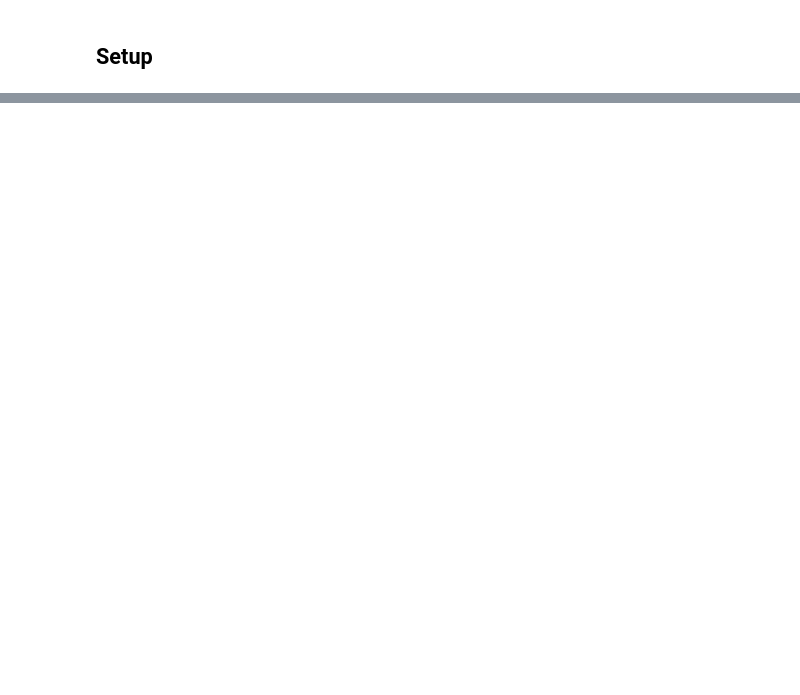
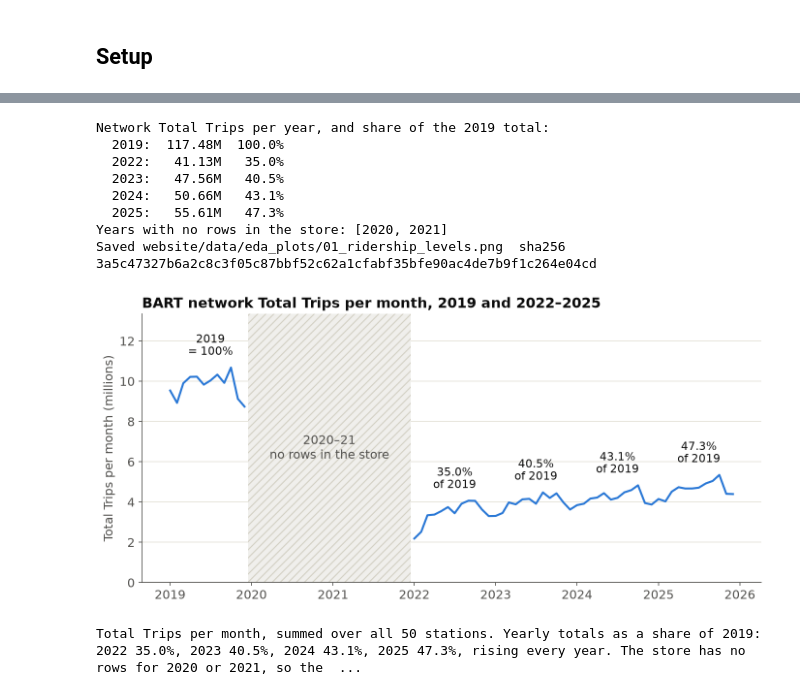
Before and after one commit to Dhruv-cs50/transit-demand-forecasting, a Jupyter notebook: transit_eda/notebooks/eda_complete.ipynb, the cells around one changed output, grey strips where cells are left out. Cells and saved outputs as stored; diff of their text form; code cells hidden in the pictures; blank space fills up the shorter version.

```diff
--- a/transit_eda/notebooks/eda_complete.ipynb
+++ b/transit_eda/notebooks/eda_complete.ipynb
@@ -725,0 +115,18 @@ plot_correlation_heatmap(df, PLOTS_DIR)
+# %%
+STORE = PROCESSED_DIR / "feature_store.parquet"
+df = pd.read_parquet(STORE)
+df["timestamp"] = pd.to_datetime(df["timestamp"])
+df["ym"] = df["timestamp"].dt.to_period("M")
+NAMES = df.drop_duplicates("station_id").set_index("station_id")["station_name"]
+
+n_stations, n_months = df["station_id"].nunique(), df["ym"].nunique()
+print(f"Store: {STORE}")
+print(f"  sha256 {sha256(STORE)}")
+print(f"Rows: {len(df):,} | stations: {n_stations} | months: {n_months}")
+print(f"Range: {df['ym'].min()} -> {df['ym'].max()}")
+print("Months per year:", df.groupby(df["timestamp"].dt.year)["ym"].nunique().to_dict())
+
+# One row per station-month, stamped on the 1st, target never missing.
+assert len(df) == n_stations * n_months
+assert (df["timestamp"].dt.day == 1).all()
+assert df["ridership"].notna().all()
@@ -725,0 +144,54 @@ plot_correlation_heatmap(df, PLOTS_DIR)
+# %%
+net = df.groupby("timestamp")["ridership"].sum()
+annual = net.groupby(net.index.year).sum()
+share = annual / annual.loc[2019]
+absent = [y for y in range(net.index.year.min(), net.index.year.max() + 1) if y not in annual.index]
+
+print("Network Total Trips per year, and share of the 2019 total:")
+for y in annual.index:
+    print(f"  {y}: {annual[y] / 1e6:7.2f}M  {share[y]:6.1%}")
+print("Years with no rows in the store:", absent)
+
+assert absent == [2020, 2021]
+post_years = [y for y in annual.index if y >= 2022]
+assert all(share[a] < share[b] for a, b in zip(post_years, post_years[1:]))  # "rises every year"
+
+fig, ax = plt.subplots(figsize=(11, 4.8))
+gap_lo, gap_hi = pd.Timestamp("2019-12-16"), pd.Timestamp("2021-12-16")
+ax.axvspan(gap_lo, gap_hi, facecolor=C["gap"], hatch="///", edgecolor="#d2cfc3", lw=0)
+ymax = net.max() / 1e6 * 1.25
+ax.text(gap_lo + (gap_hi - gap_lo) / 2, ymax * 0.5, "2020–21\nno rows in the store",
+        ha="center", va="center", color=C["ink2"], fontsize=12)
+for seg in (net[net.index.year == 2019], net[net.index.year >= 2022]):
+    ax.plot(seg.index, seg.values / 1e6, color=C["blue"], lw=2)
+for y in annual.index:
+    yr = net[net.index.year == y]
+    label = "2019\n= 100%" if y == 2019 else f"{share[y]:.1%}\nof 2019"
+    ax.text(pd.Timestamp(f"{y}-07-01"), yr.max() / 1e6 + ymax * 0.04, label,
+            ha="center", va="bottom", color=C["ink"], fontsize=11, linespacing=1.1)
+ax.set_ylim(0, ymax)
+ax.set_ylabel("Total Trips per month (millions)")
+ax.yaxis.grid(True)
+ax.set_axisbelow(True)
+ax.set_title("BART network Total Trips per month, 2019 and 2022–2025")
+save_plot(fig, "01_ridership_levels")
+
+CAPTION_01 = (
+    f"Total Trips per month, summed over all {n_stations} stations. "
+    f"Yearly totals as a share of 2019: "
+    + ", ".join(f"{y} {share[y]:.1%}" for y in post_years)
+    + ", rising every year. The store has no rows for 2020 or 2021, so the line breaks there: "
+    "the fall between 2019 and 2022 is not observed month by month."
+)
+print(CAPTION_01)
+# %% [output]
+Network Total Trips per year, and share of the 2019 total:
+  2019:  117.48M  100.0%
+  2022:   41.13M   35.0%
+  2023:   47.56M   40.5%
+  2024:   50.66M   43.1%
+  2025:   55.61M   47.3%
+Years with no rows in the store: [2020, 2021]
+Saved website/data/eda_plots/01_ridership_levels.png  sha256 3a5c47327b6a2c8c3f05c87bbf52c62a1cfabf35bfe90ac4de7b9f1c264e04cd
+[figure, added]
+Total Trips per month, summed over all 50 stations. Yearly totals as a share of 2019: 2022 35.0%, 2023 40.5%, 2024 43.1%, 2025 47.3%, rising every year. The store has no rows for 2020 or 2021, so the  ...
```
Also changed, not shown: parts of 43 cells of this notebook, 11 other files.
